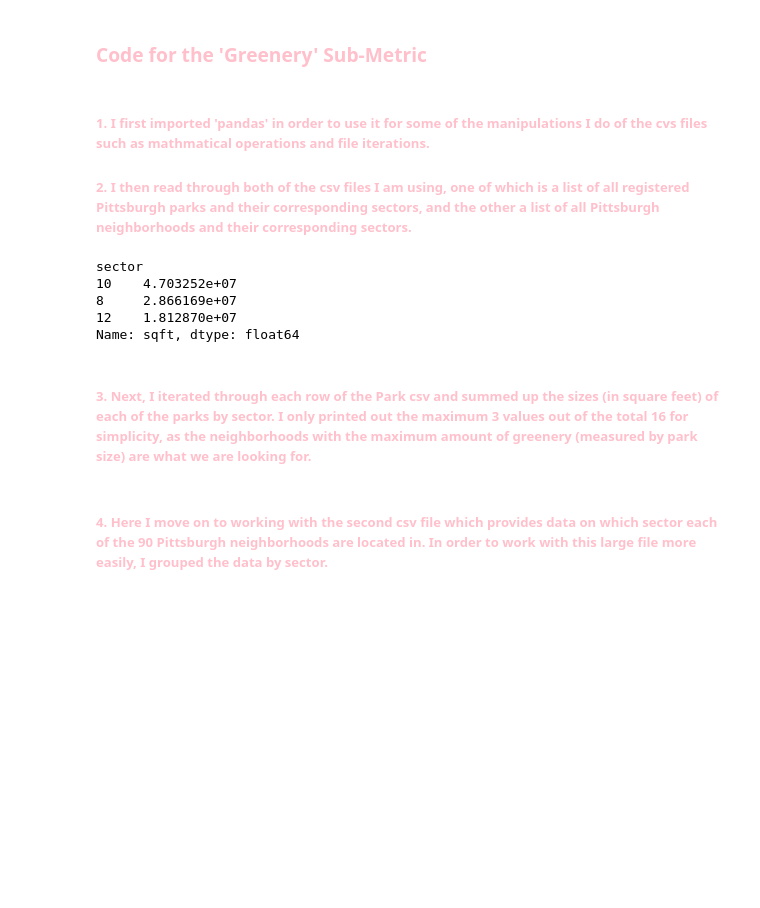
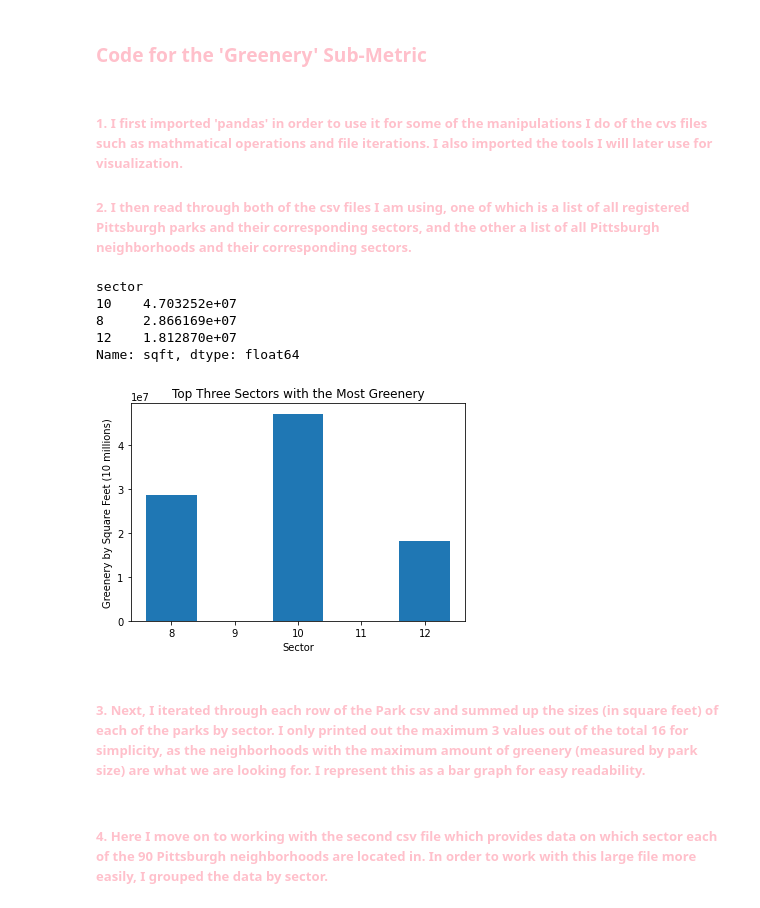
Before and after one commit to CarolineFCurtis/cmpinf0010-final-project, a Jupyter notebook: Caroline Curtis Notebook.ipynb, the cells around one changed output. Cells and saved outputs as stored; diff of their text form; code cells hidden in the pictures; blank space fills up the shorter version.

```diff
--- a/Caroline Curtis Notebook.ipynb
+++ b/Caroline Curtis Notebook.ipynb
@@ -7,20 +9,29 @@ import pandas as pd
 parks = pd.read_csv('PittParks.csv')
 neighbors = pd.read_csv('PittNeighborhoods.csv')
 # %% [markdown]
-##### <font color='pink'>1. I first imported 'pandas' in order to use it for some of the manipulations I do of the cvs files such as mathmatical operations and file iterations.</font>
+##### <font color='pink'>1. I first imported 'pandas' in order to use it for some of the manipulations I do of the cvs files such as mathmatical operations and file iterations. I also imported the tools I will later use for visualization. </font>
 ##### <font color='pink'>2. I then read through both of the csv files I am using, one of which is a list of all registered Pittsburgh parks and their corresponding sectors, and the other a list of all Pittsburgh neighborhoods and their corresponding sectors.</font>
-# %%
-for index, row in parks.iterrows():
-    park_sector_total = parks.groupby('sector')['sqft'].sum()
-park_sector_total.nlargest(3)
-# %% [output]
-sector
-10    4.703252e+07
-8     2.866169e+07
-12    1.812870e+07
-Name: sqft, dtype: float64
+# %%
+for index, row in parks.iterrows():
+    park_sector_total = parks.groupby('sector')['sqft'].sum()
+topThree = park_sector_total.nlargest(3)
+print(topThree)
+sector_lst = [12, 8, 10]
+sqft_lst = [18128700, 28661690,47032520]
+plt.bar(sector_lst, sqft_lst)
+plt.title('Top Three Sectors with the Most Greenery')
+plt.xlabel('Sector')
+plt.ylabel('Greenery by Square Feet (10 millions)')
+plt.show()
+# %% [output]
+sector
+10    4.703252e+07
+8     2.866169e+07
+12    1.812870e+07
+Name: sqft, dtype: float64
+[figure, added]
 # %% [markdown]
-##### <font color='pink'> 3. Next, I iterated through each row of the Park csv and summed up the sizes (in square feet) of each of the parks by sector. I only printed out the maximum 3 values out of the total 16 for simplicity, as the neighborhoods with the maximum amount of greenery (measured by park size) are what we are looking for.</font>
+##### <font color='pink'> 3. Next, I iterated through each row of the Park csv and summed up the sizes (in square feet) of each of the parks by sector. I only printed out the maximum 3 values out of the total 16 for simplicity, as the neighborhoods with the maximum amount of greenery (measured by park size) are what we are looking for. I represent this as a bar graph for easy readability.</font>
 # %%
 hood_by_sector = neighbors.groupby(['sectors'])
 # %% [markdown]
```
Also changed, not shown: parts of 6 cells of this notebook, 1 other file.
